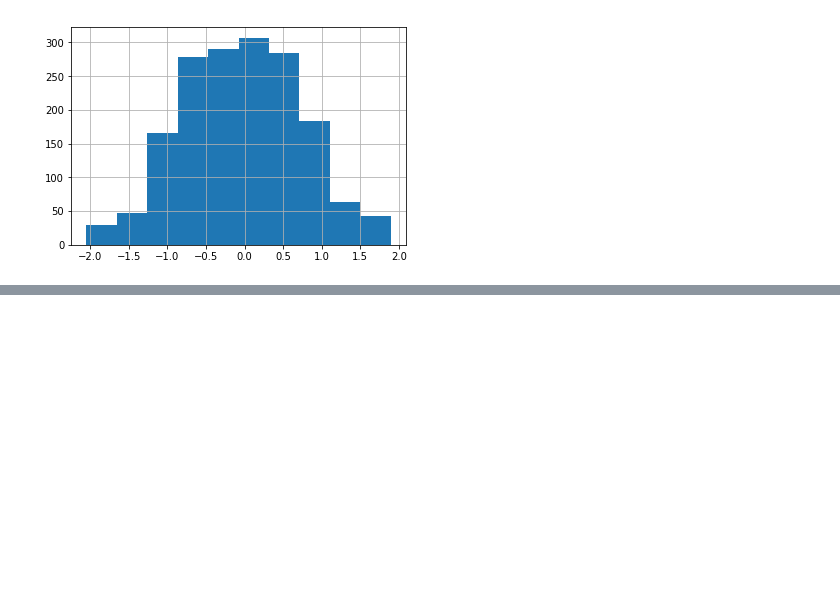
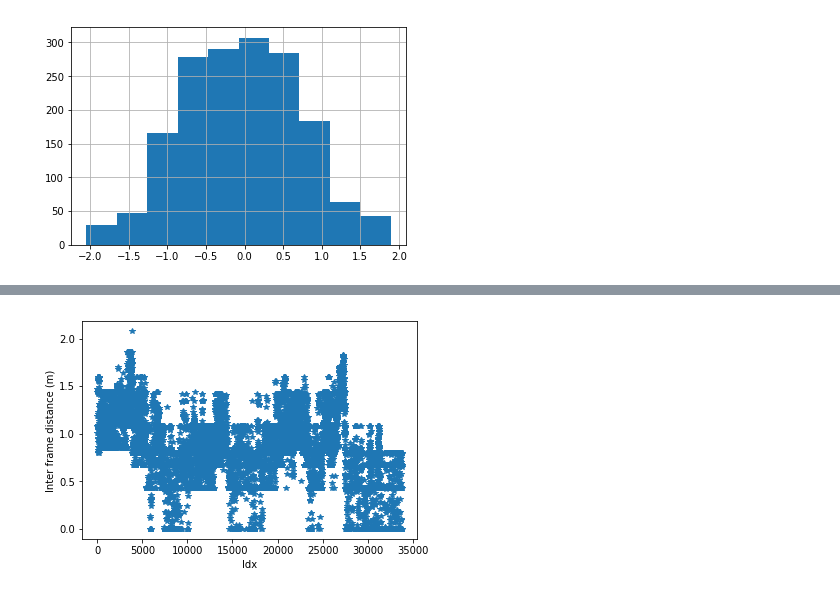
Before and after one commit to quan-dao/ECN-E2E, a Jupyter notebook: data/e2e_data_preparation.ipynb, the cells around one changed output, grey strips where cells are left out. Drawn from its saved outputs; the diff is of its cells as text; code cells hidden in the pictures; blank space fills up the shorter version.

```diff
--- a/data/e2e_data_preparation.ipynb
+++ b/data/e2e_data_preparation.ipynb
@@ -122,0 +232,21 @@ test_df.angle.hist()
+# %%
+def filterOutlierDistance(inter_frame_dist, bins_edge_arr=[0, 10, 10000]):
+    """
+    Remove outlier w.r.t distance between 2 adjacent frames
+    Input:
+        inter_frame_dist: array of distance between 2 adjacent frames (np.array)
+    Output:
+        filtered_inter_frame_dist (np.array)
+        filtered_idx: T/F array of index of inter_frame_dist, False for outlier distance (np.array)
+    """
+    bins_cnt, bins_edge = np.histogram(inter_frame_dist, bins=bins_edge_arr)
+    filtered_idx = inter_frame_dist < bins_edge_arr[1]
+    return inter_frame_dist[filtered_idx], filtered_idx
+
+filtered_inter_frame_dist, filterd_idx = filterOutlierDistance(inter_frame_dist)
+plt.plot(filtered_inter_frame_dist, '*')
+plt.xlabel('Idx')
+plt.ylabel('Inter frame distance (m)')
+plt.show()
+# %% [output]
+[figure, added]
```
Also changed, not shown: parts of 13 cells of this notebook.
